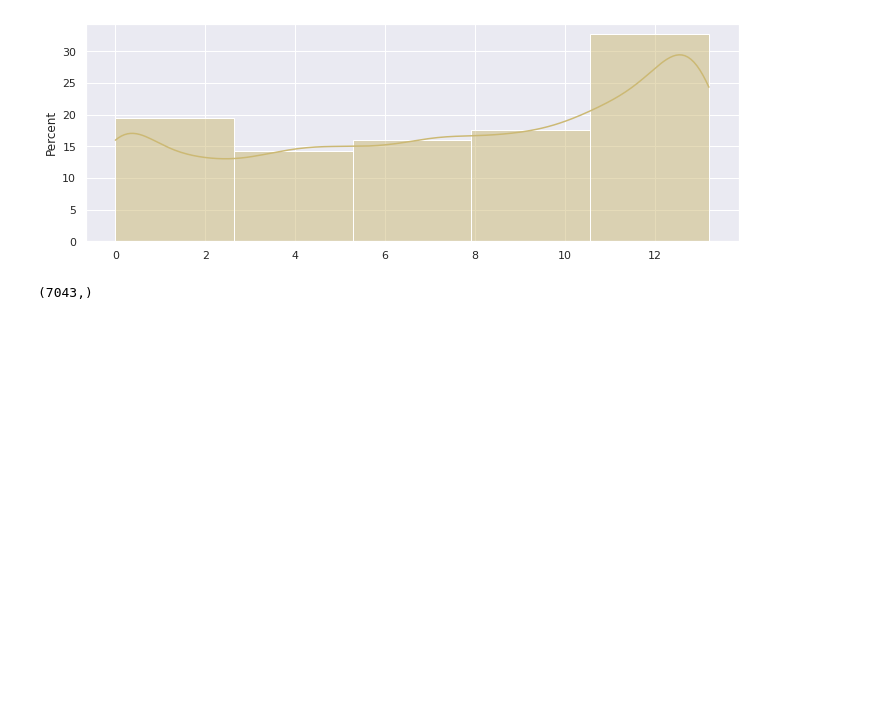
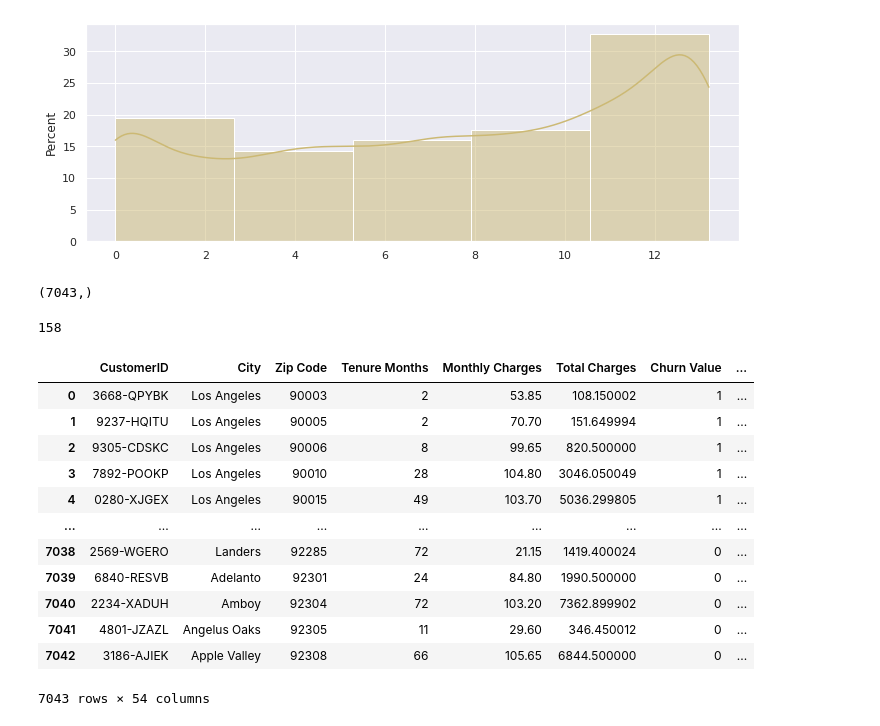
Before and after one commit to goswamimohit/churn_prediction, a Jupyter notebook: churn-pred.ipynb, the cells around one changed output. Saved outputs shown, nothing was run; the diff lists cells and outputs as text; code cells hidden in the pictures; blank space fills up the shorter version.

Commit message:
Kaggle Notebook | churn_pred | Version 3

```diff
--- a/churn-pred.ipynb
+++ b/churn-pred.ipynb
@@ -306,3 +306,9 @@ ax = sns.histplot(fitted_data,kde=True,color="y",stat='percent',bins=5)
 x3.shape
 # %% [output]
 (7043,)
+# %%
+col_obj2=['Gender', 'Senior Citizen','Partner', 'Dependents', 'Phone Service',
+       'Multiple Lines', 'Internet Service', 'Online Security',
+       'Online Backup', 'Device Protection', 'Tech Support', 'Streaming TV',
+       'Streaming Movies', 'Contract', 'Paperless Billing', 'Payment Method',
+        'Churn Label']
@@ -308,0 +317,20 @@ x3.shape
+# %%
+(city_r>0.09).sum()
+# %% [output]
+158
+# %%
+pd.get_dummies(churn_new,columns=col_obj2,drop_first =False )
+# %% [output]
+|  | CustomerID | City | Zip Code | Tenure Months | Monthly Charges | Total Charges | Churn Value | ... |
+| 0 | 3668-QPYBK | Los Angeles | 90003 | 2 | 53.85 | 108.150002 | 1 | ... |
+| 1 | 9237-HQITU | Los Angeles | 90005 | 2 | 70.70 | 151.649994 | 1 | ... |
+| 2 | 9305-CDSKC | Los Angeles | 90006 | 8 | 99.65 | 820.500000 | 1 | ... |
+| 3 | 7892-POOKP | Los Angeles | 90010 | 28 | 104.80 | 3046.050049 | 1 | ... |
+| 4 | 0280-XJGEX | Los Angeles | 90015 | 49 | 103.70 | 5036.299805 | 1 | ... |
+| ... | ... | ... | ... | ... | ... | ... | ... | ... |
+| 7038 | 2569-WGERO | Landers | 92285 | 72 | 21.15 | 1419.400024 | 0 | ... |
+| 7039 | 6840-RESVB | Adelanto | 92301 | 24 | 84.80 | 1990.500000 | 0 | ... |
+| 7040 | 2234-XADUH | Amboy | 92304 | 72 | 103.20 | 7362.899902 | 0 | ... |
+| 7041 | 4801-JZAZL | Angelus Oaks | 92305 | 11 | 29.60 | 346.450012 | 0 | ... |
+| 7042 | 3186-AJIEK | Apple Valley | 92308 | 66 | 105.65 | 6844.500000 | 0 | ... |
+7043 rows × 54 columns
```
Also changed, not shown: parts of 1 cell of this notebook.
